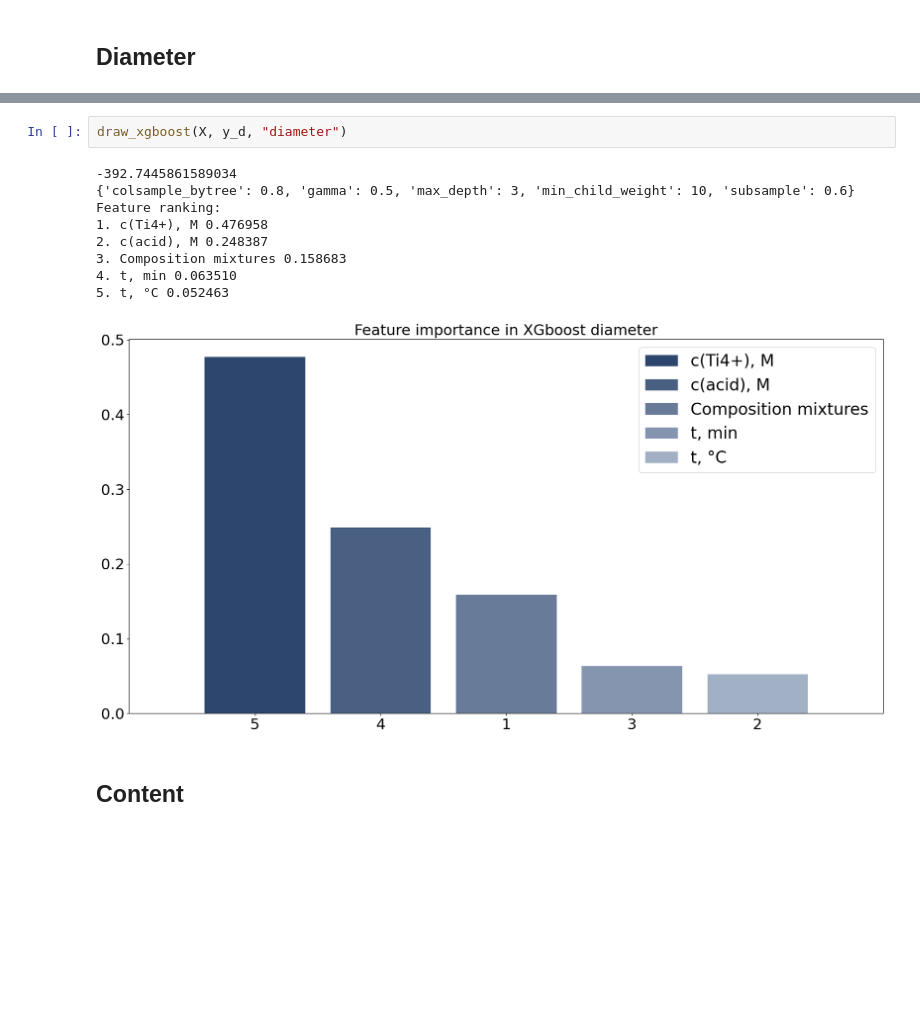
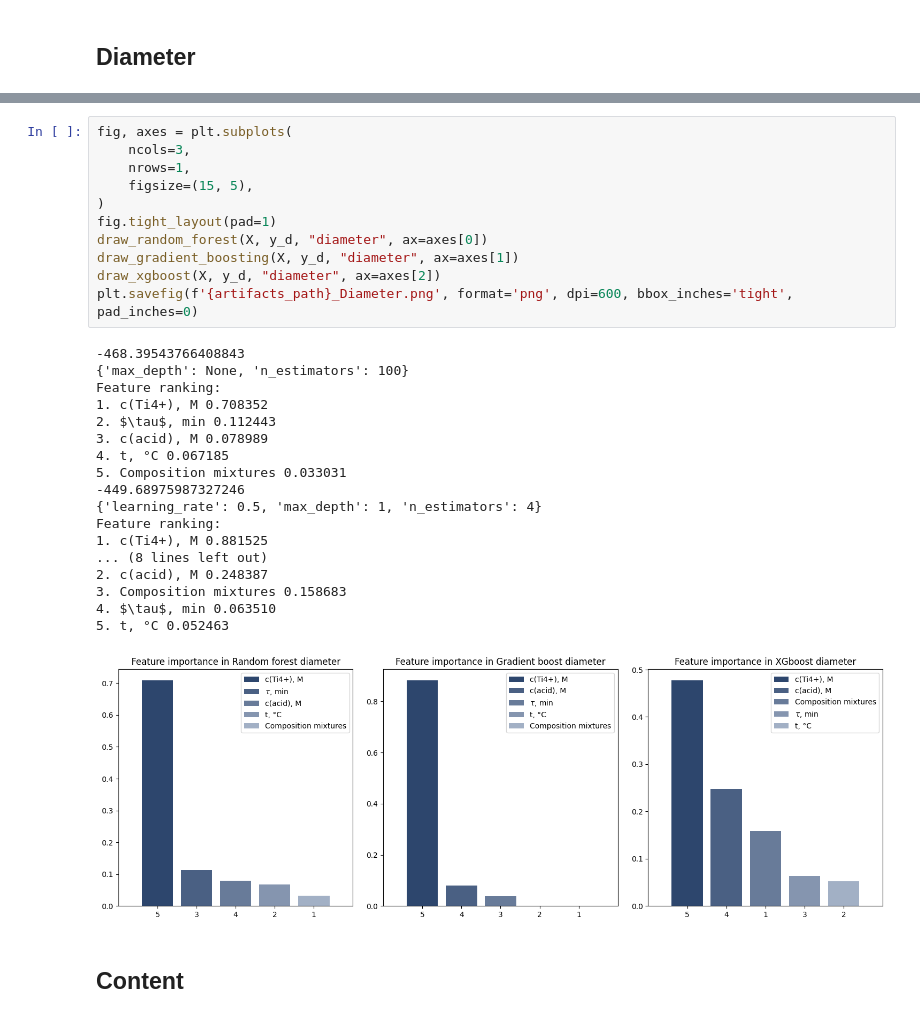
Before and after one commit to Kumokage/ChemML, a Jupyter notebook: notebooks/titane_sole/titane_sole-second_exp.ipynb, the cells around one changed output, grey strips where cells are left out. Cells and saved outputs as stored; diff of their text form; blank space fills up the shorter version.

```diff
--- a/notebooks/titane_sole/titane_sole-second_exp.ipynb
+++ b/notebooks/titane_sole/titane_sole-second_exp.ipynb
@@ -492,14 +467,32 @@ Feature ranking:
-# %%
-draw_xgboost(X, y_d, "diameter")
-# %% [output]
--392.7445861589034
-{'colsample_bytree': 0.8, 'gamma': 0.5, 'max_depth': 3, 'min_child_weight': 10, 'subsample': 0.6}
-Feature ranking:
-1. с(Ti4+), M 0.476958
-2. с(acid), M 0.248387
-3. Composition mixtures 0.158683
-4. t, min 0.063510
-5. t, °С 0.052463
-[figure, removed]
+# %%
+fig, axes = plt.subplots(
+    ncols=3,
+    nrows=1,
+    figsize=(15, 5),
+)
+fig.tight_layout(pad=1)
+draw_random_forest(X, y_d, "diameter", ax=axes[0])
+draw_gradient_boosting(X, y_d, "diameter", ax=axes[1])
+draw_xgboost(X, y_d, "diameter", ax=axes[2])
+plt.savefig(f'{artifacts_path}_Diameter.png', format='png', dpi=600, bbox_inches='tight', pad_inches=0)
+# %% [output]
+-468.39543766408843
+{'max_depth': None, 'n_estimators': 100}
+Feature ranking:
+1. с(Ti4+), M 0.708352
+2. $\tau$, min 0.112443
+3. с(acid), M 0.078989
+4. t, °С 0.067185
+5. Composition mixtures 0.033031
+-449.68975987327246
+{'learning_rate': 0.5, 'max_depth': 1, 'n_estimators': 4}
+Feature ranking:
+1. с(Ti4+), M 0.881525
+... (8 lines left out)
+2. с(acid), M 0.248387
+3. Composition mixtures 0.158683
+4. $\tau$, min 0.063510
+5. t, °С 0.052463
+[figure, added]
 # %% [markdown]
 ## Content
```
Also changed, not shown: parts of 14 cells of this notebook, 34 other files.
